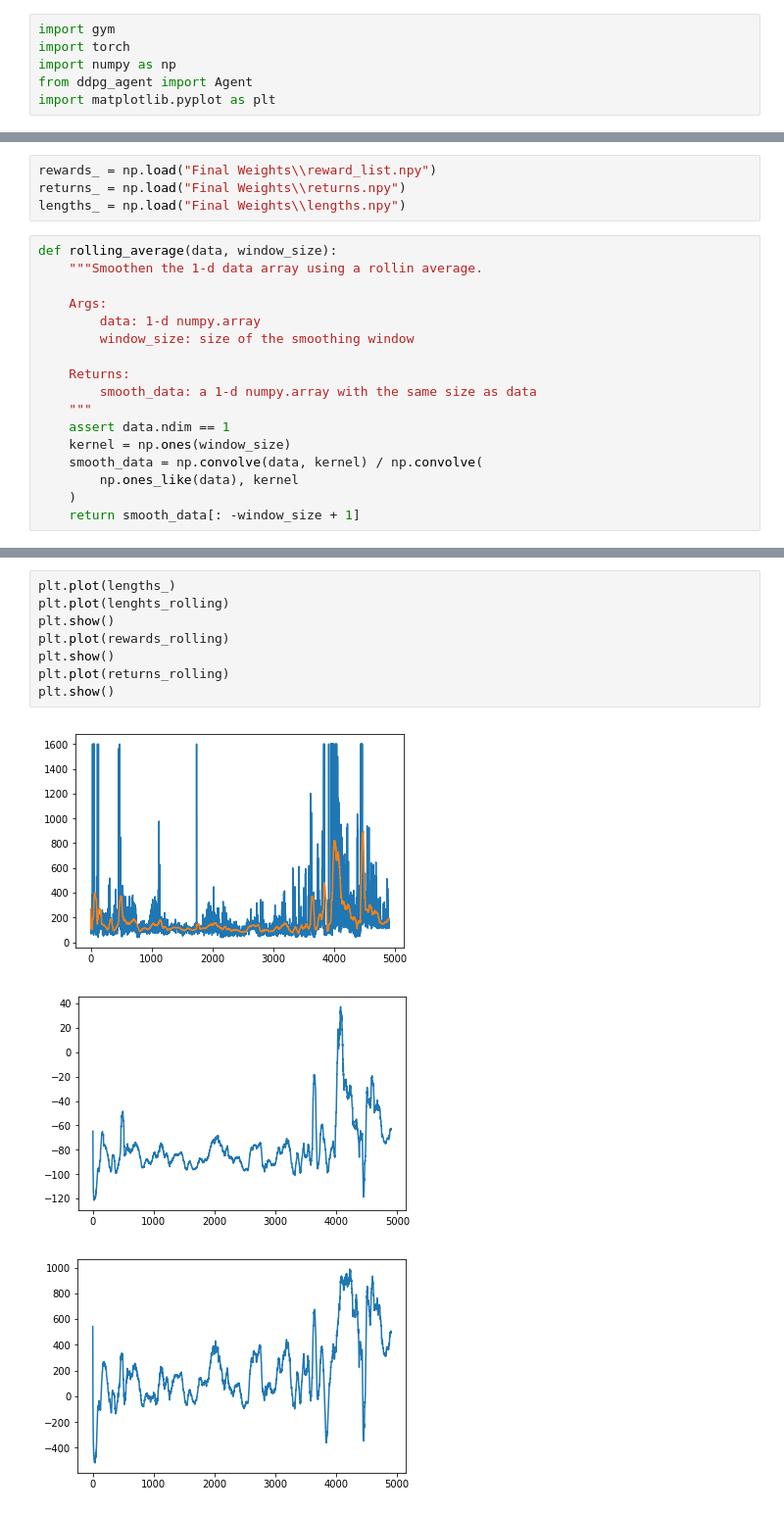
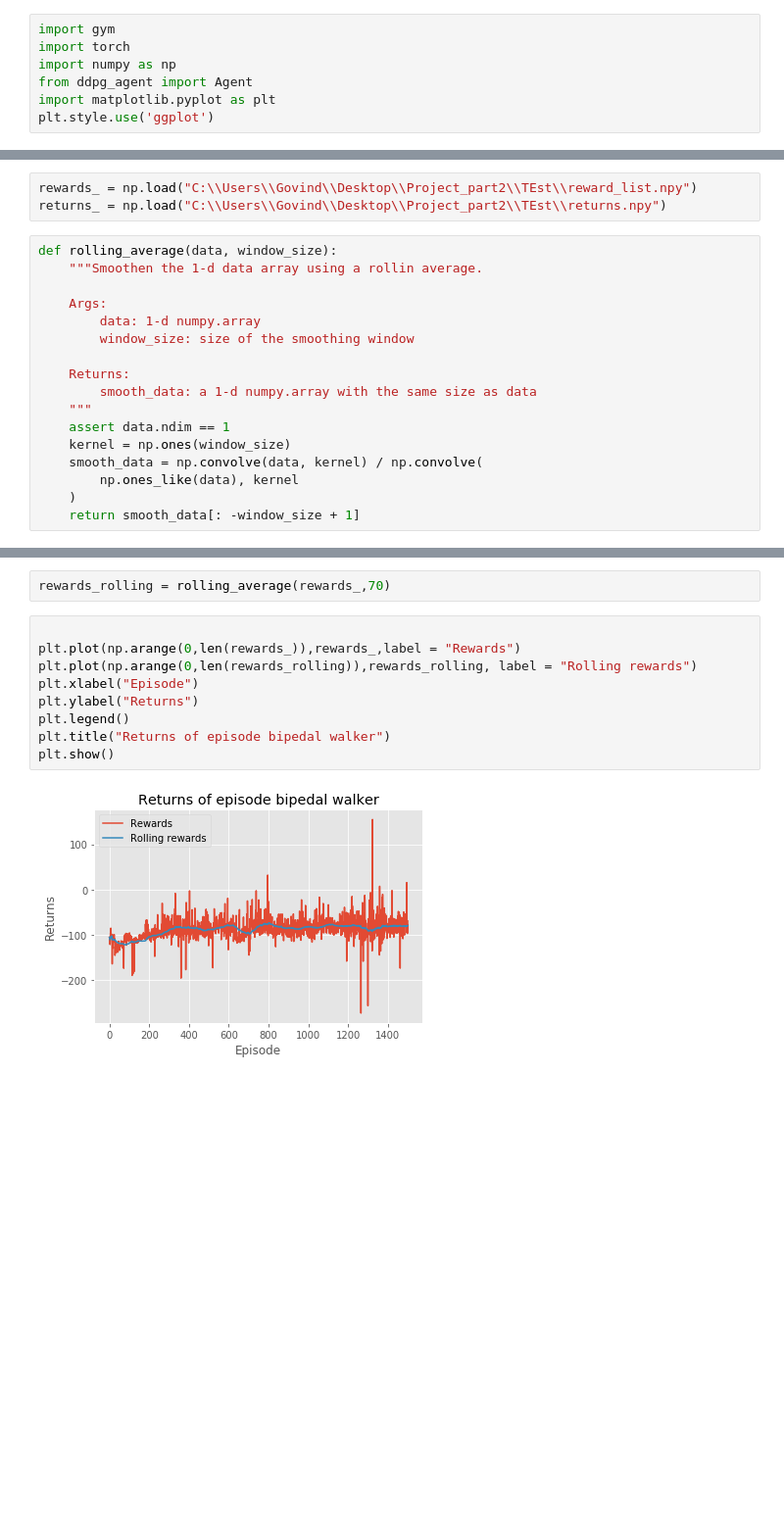
Before and after one commit to crizzy9/transferable_reinforce, a Jupyter notebook: DDPG/Train.ipynb, the cells around one changed output, grey strips where cells are left out. Shown: that part at 98% size. Saved outputs shown, nothing was run; the diff lists cells and outputs as text; blank space fills up the shorter version.

```diff
--- a/DDPG/Train.ipynb
+++ b/DDPG/Train.ipynb
@@ -4,4 +4,5 @@ import torch
 import numpy as np
 from ddpg_agent import Agent
 import matplotlib.pyplot as plt
+plt.style.use('ggplot')
 # %%
@@ -113,9 +116,8 @@ agent.actor_local.load_state_dict(torch.load('checkpoint_actor.pth', map_locatio
 # %% [output]
 <All keys matched successfully>
 # %%
-rewards_ = np.load("Final Weights\\reward_list.npy")
-returns_ = np.load("Final Weights\\returns.npy")
-lengths_ = np.load("Final Weights\\lengths.npy")
+rewards_ = np.load("C:\\Users\\Govind\\Desktop\\Project_part2\\TEst\\reward_list.npy")
+returns_ = np.load("C:\\Users\\Govind\\Desktop\\Project_part2\\TEst\\returns.npy")
 # %%
 def rolling_average(data, window_size):
     """Smoothen the 1-d data array using a rollin average.
@@ -140,12 +138,13 @@ returns_rolling = rolling_average(returns_,50)
-# %%
-plt.plot(lengths_)
-plt.plot(lenghts_rolling)
-plt.show()
-plt.plot(rewards_rolling)
-plt.show()
-plt.plot(returns_rolling)
-plt.show()
-# %% [output]
-[figure, removed]
-[figure, removed]
-[figure, removed]
+# %%
+rewards_rolling = rolling_average(rewards_,70)
+# %%
+
+plt.plot(np.arange(0,len(rewards_)),rewards_,label = "Rewards")
+plt.plot(np.arange(0,len(rewards_rolling)),rewards_rolling, label = "Rolling rewards")
+plt.xlabel("Episode")
+plt.ylabel("Returns")
+plt.legend()
+plt.title("Returns of episode bipedal walker")
+plt.show()
+# %% [output]
+[figure, added]
```
Also changed, not shown: parts of 5 cells of this notebook, 1 other file.
